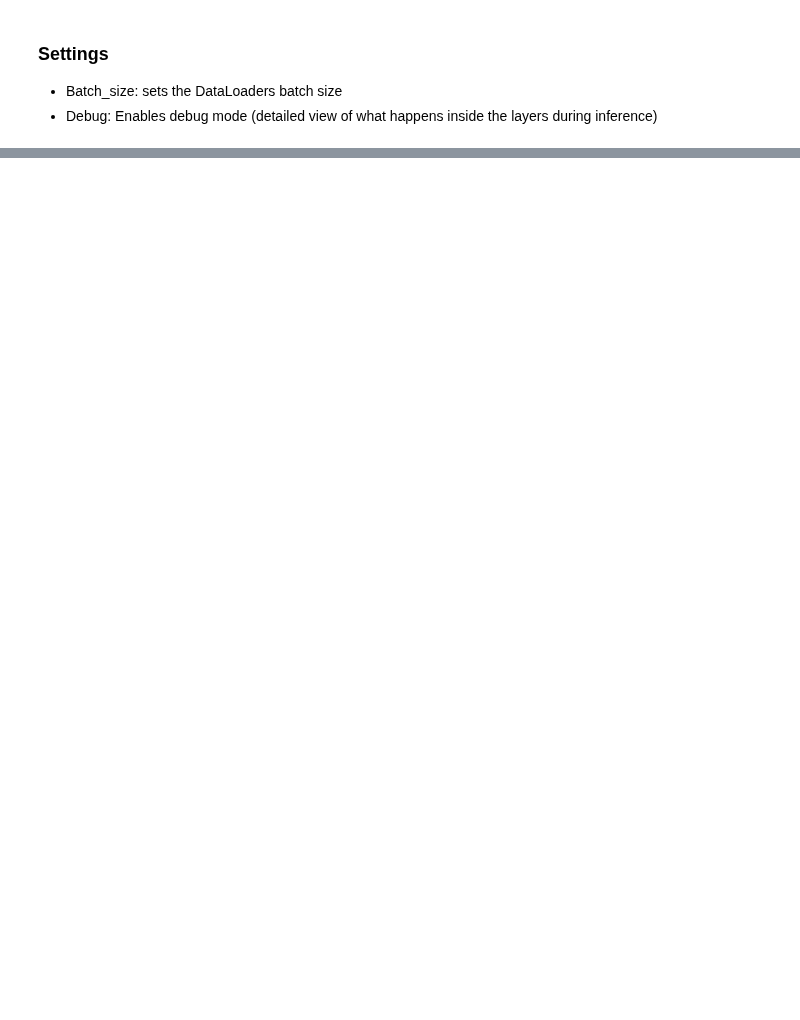
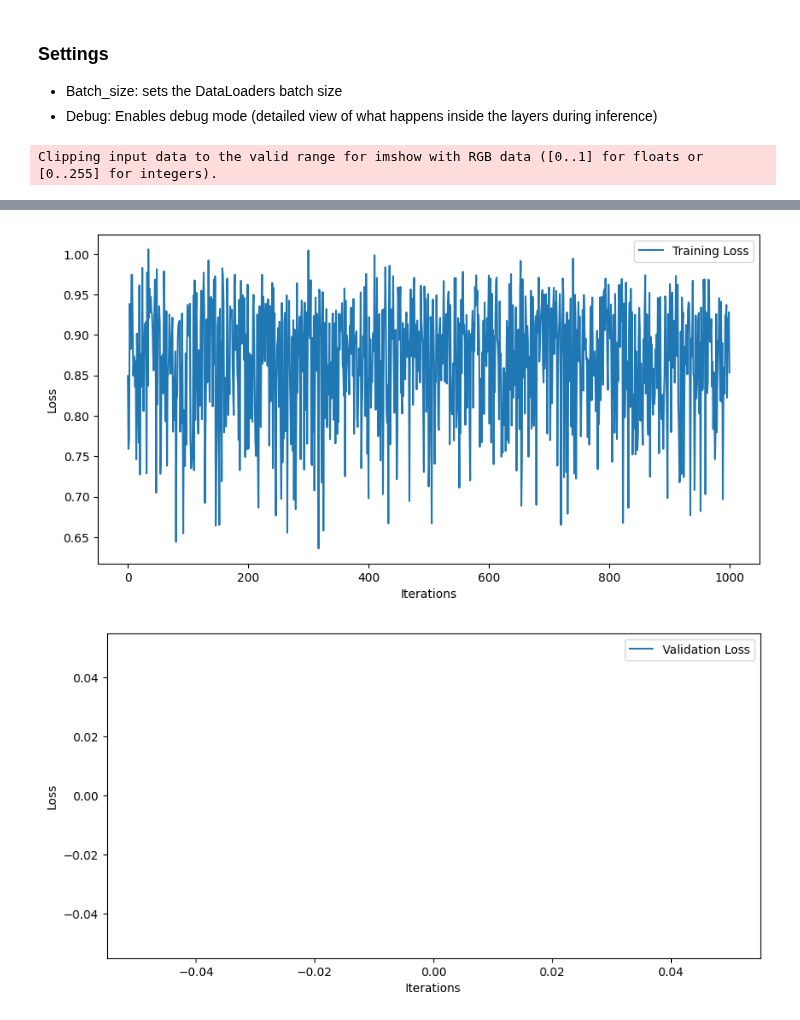
Before and after one commit to Slenderman00/Open-Screen-Model, a Jupyter notebook: model.ipynb, the cells around one changed output, grey strips where cells are left out. Drawn from its saved outputs; the diff is of its cells as text; code cells hidden in the pictures; blank space fills up the shorter version.

```diff
--- a/model.ipynb
+++ b/model.ipynb
@@ -191,15 +220,15 @@ device = torch.device('cuda' if torch.cuda.is_available() else 'cpu')
 model = SimpleUnet().to(device)
 
 criterion = nn.BCEWithLogitsLoss()  # Binary Cross-Entropy Loss for binary classification
-optimizer = optim.Adam(model.parameters(), lr=0.0004)
+optimizer = optim.Adam(model.parameters(), lr=0.0001)
 # %% [markdown]
 ### Settings
 
 - Batch_size: sets the DataLoaders batch size
 - Debug: Enables debug mode (detailed view of what happens inside the layers during inference)
 # %%
-batch_size = 2
-debug = False # Only works when batch size is one
+batch_size = 1
+debug = True # Only works when batch size is one
 debug_activations = False
 # %%
 from torch.utils.data import DataLoader, random_split
@@ -285,25 +314,27 @@ for epoch in range(100):
     for i, sample in enumerate(train_loader):
         images, masks = sample['images'], sample['masks']
         optimizer.zero_grad()
-        if (i + epoch) % 500 == 0 and debug:
-            activations, outputs = model.forward_with_activations(images)
-        else:
-            outputs = model(images)
+        # if (i + epoch) % 500 == 0 and debug:
+        #     activations, outputs = model.forward_with_activations(images)
+        # else:
+        outputs = model(images)
 
         loss = criterion(outputs, masks)
         loss.backward()
         optimizer.step()
 
-        tra_loss += loss.item()
+        if debug:
+            loss_values.append(loss.item())
+        else:
+            tra_loss += loss.item()
 
         if (i + epoch) % 500 == 0 and debug:
-
             pred_mask = outputs > 0.5  # Apply threshold to get binary mask
             plot_masks(images, masks, pred_mask, epoch+1, i+1, loss_values, val_loss_values)
             print(f'Epoch [{epoch+1}], Loss: {loss.item()}')
 
-        if debug_activations:
-            visualize_activations(activations)
+        # if debug_activations:
+        #     visualize_activations(activations)
 
         plt.show()
 
@@ -323,7 +354,9 @@ for epoch in range(100):
         val_loss = 0
         for i, sample in enumerate(validation_loader):
             images, masks = sample['images'], sample['masks']
-            activations, outputs = model.forward_with_activations(images)
+            # activations, outputs = model.forward_with_activations(images)
+            outputs = model(images)
+
             loss = criterion(outputs, masks)
             val_loss += loss.item()
 
@@ -332,8 +365,8 @@ for epoch in range(100):
                 plot_masks(images, masks, pred_mask, epoch+1, i+1, loss_values, val_loss_values)
                 print('In Validation')
 
-            if debug_activations:
-                visualize_activations(activations)
+            # if debug_activations:
+            #     visualize_activations(activations)
 
             plt.show()
 
@@ -341,3 +374,5 @@ for epoch in range(100):
         val_loss /= len(validation_loader)
         val_loss_values.append(val_loss)
         print(f'Epoch [{epoch+1}], Validation Loss: {val_loss}')
+# %% [output]
+Clipping input data to the valid range for imshow with RGB data ([0..1] for floats or [0..255] for integers).
@@ -343,0 +380,2 @@ for epoch in range(100):
+[figure, added]
+[figure, added]
```
Also changed, not shown: parts of 3 cells of this notebook.
